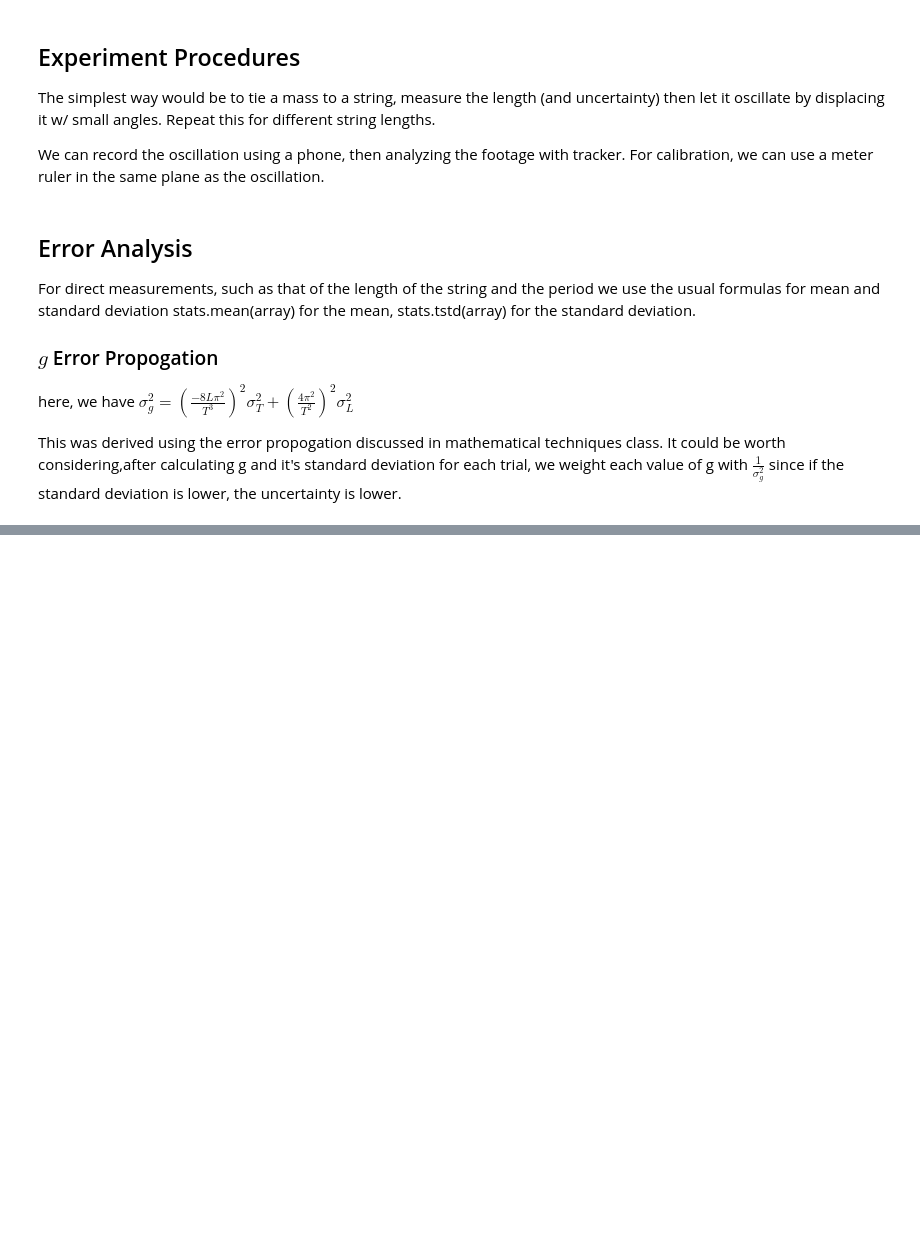
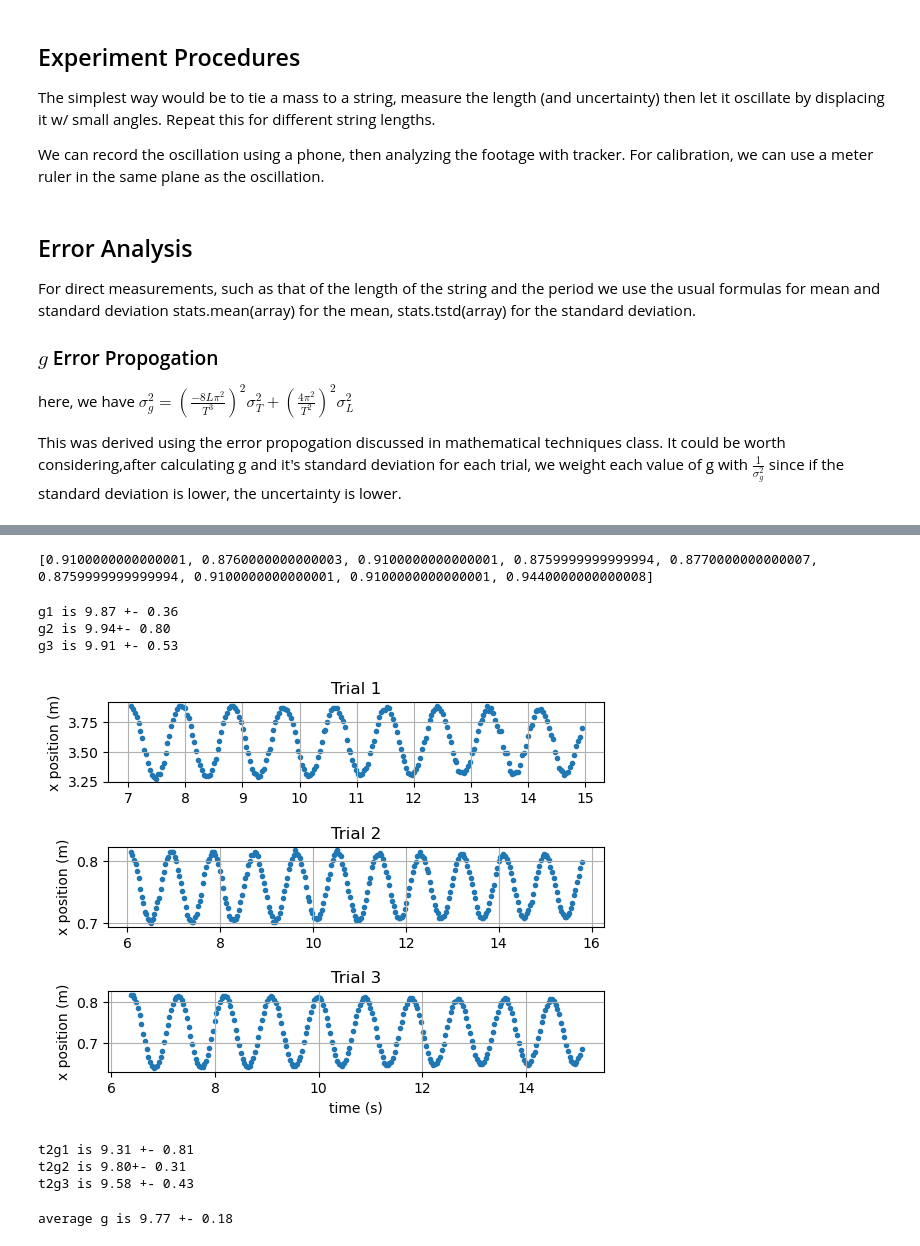
Before and after one commit to HusamIsm/Gravimetry-lab, a Jupyter notebook: elabBook.ipynb, the cells around one changed output, grey strips where cells are left out. Cells and saved outputs as stored; diff of their text form; code cells hidden in the pictures; blank space fills up the shorter version.

```diff
--- a/elabBook.ipynb
+++ b/elabBook.ipynb
@@ -36,0 +116,58 @@ def g_std(mean_l,std_l,mean_t,std_t):
+# %%
+#extracting the periods from each oscillation
+periods_1 = find_periods(time_1,pos_1,0,0.3,1.3)
+periods_2 = find_periods(time_2,pos_2,0,0.3,1.3)
+periods_3 = find_periods(time_3,pos_3,0,0.3,1.3)
+# extracting the average and standard deviation of each
+period_1 = mean_std(periods_1)
+period_2 = mean_std(periods_2)
+period_3 = mean_std(periods_3)
+# %% [output]
+[0.9100000000000001, 0.8760000000000003, 0.9100000000000001, 0.8759999999999994, 0.8770000000000007, 0.8759999999999994, 0.9100000000000001, 0.9100000000000001, 0.9440000000000008]
+# %%
+#getting the values of g from each trial
+g1 = calc_g(length[0],period_1[0])
+g1_err = g_std(length[0],length[1],period_1[0],period_1[1])
+g2 = calc_g(length[0],period_2[0])
+g2_err = g_std(length[0],length[1],period_2[0],period_2[1])
+g3 = calc_g(length[0],period_3[0])
+g3_err = g_std(length[0],length[1],period_3[0],period_3[1])
+print('g1 is {0:.2f} +- {1:.2f}'.format(g1,g1_err))
+print('g2 is {0:.2f}+- {1:.2f}'.format(g2,g2_err))
+print('g3 is {0:.2f} +- {1:.2f}'.format(g3,g3_err))
+# %% [output]
+g1 is 9.87 +- 0.36
+g2 is 9.94+- 0.80
+g3 is 9.91 +- 0.53
+# %%
+trial_1 = np.loadtxt('L2_1.txt',delimiter = ',',skiprows = 2)
+trial_2 =  np.loadtxt('L2_2.txt',delimiter = ',',skiprows = 2)
+trial_3 = np.loadtxt('L2_3.txt',delimiter = ',',skiprows = 2)
+#seperating the time and x position columns for each trial
+time_1=trial_1[:,0]
+pos_1 = trial_1[:,1]
+time_2 = trial_2[:,0]
+pos_2 = trial_2[:,1]
+time_3 = trial_3[:,0]
+pos_3 = trial_3[:,1]
+plt.subplot(311)
+plt.title('Trial 1')
+plt.ylabel('x position (m)')
+plt.scatter(time_1,pos_1,marker = '.')
+plt.grid(True)
+
+plt.subplot(312)
+plt.title('Trial 2')
+plt.ylabel('x position (m)')
+plt.scatter(time_2,pos_2,marker = '.')
+plt.grid(True)
+
+plt.subplot(313)
+plt.title('Trial 3')
+plt.xlabel('time (s)')
+plt.ylabel('x position (m)')
+plt.scatter(time_3,pos_3,marker = '.')
+plt.grid(True)
+plt.subplots_adjust(hspace = 0.8)
+# %% [output]
+[figure, added]
@@ -36,0 +183,21 @@ def g_std(mean_l,std_l,mean_t,std_t):
+# %%
+#getting the values of g from each trial
+t2g1 = calc_g(length[0],period_1[0])
+t2g1_err = g_std(length[0],length[1],period_1[0],period_1[1])
+t2g2 = calc_g(length[0],period_2[0])
+t2g2_err = g_std(length[0],length[1],period_2[0],period_2[1])
+t2g3 = calc_g(length[0],period_3[0])
+t2g3_err = g_std(length[0],length[1],period_3[0],period_3[1])
+print('t2g1 is {0:.2f} +- {1:.2f}'.format(t2g1,t2g1_err))
+print('t2g2 is {0:.2f}+- {1:.2f}'.format(t2g2,t2g2_err))
+print('t2g3 is {0:.2f} +- {1:.2f}'.format(t2g3,t2g3_err))
+# %% [output]
+t2g1 is 9.31 +- 0.81
+t2g2 is 9.80+- 0.31
+t2g3 is 9.58 +- 0.43
+# %%
+g = [(g1,g1_err),(g2,g2_err),(g3,g3_err),(t2g1,t2g1_err),(t2g2,t2g2_err),(t2g3,t2g3_err)]
+a=weighted_g(g)
+print('average g is {0:.2f} +- {1:.2f}'.format(a[0],a[1]))
+# %% [output]
+average g is 9.77 +- 0.18
```
Also changed, not shown: parts of 4 cells of this notebook, 3 other files.
